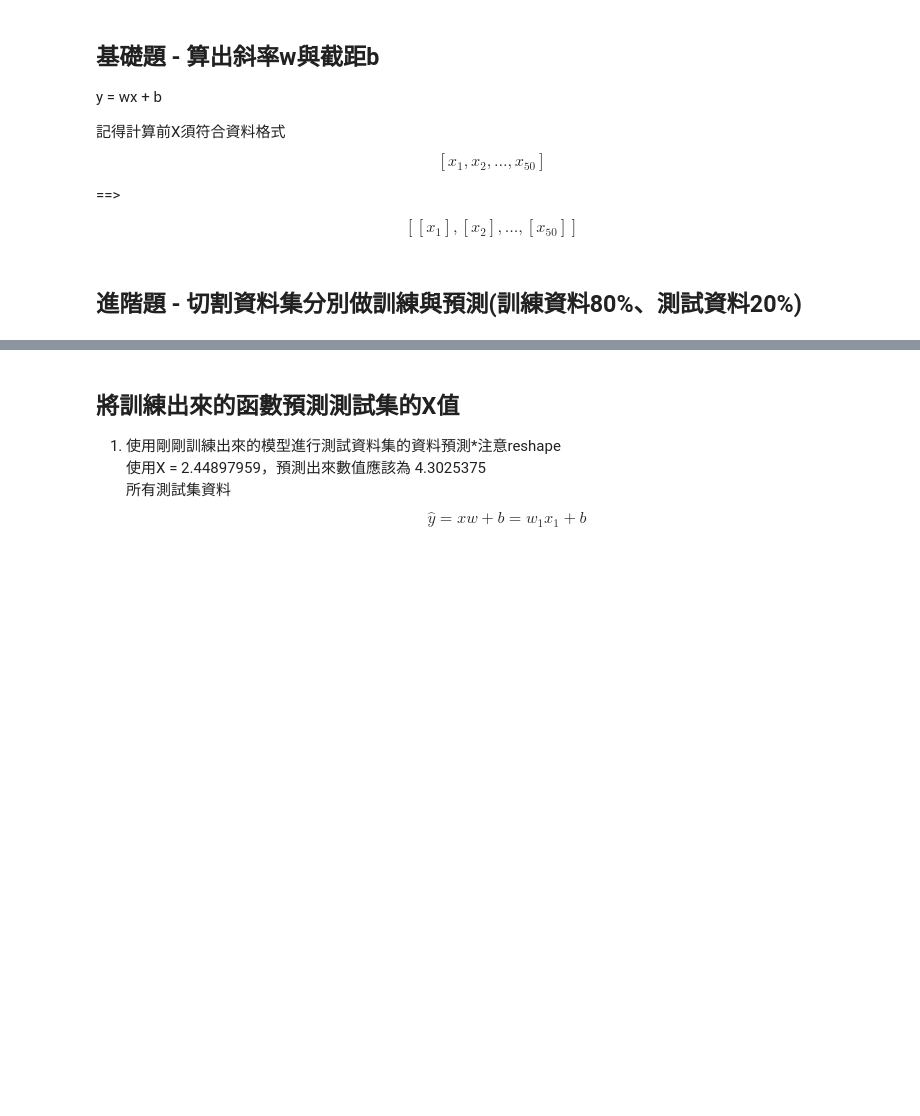
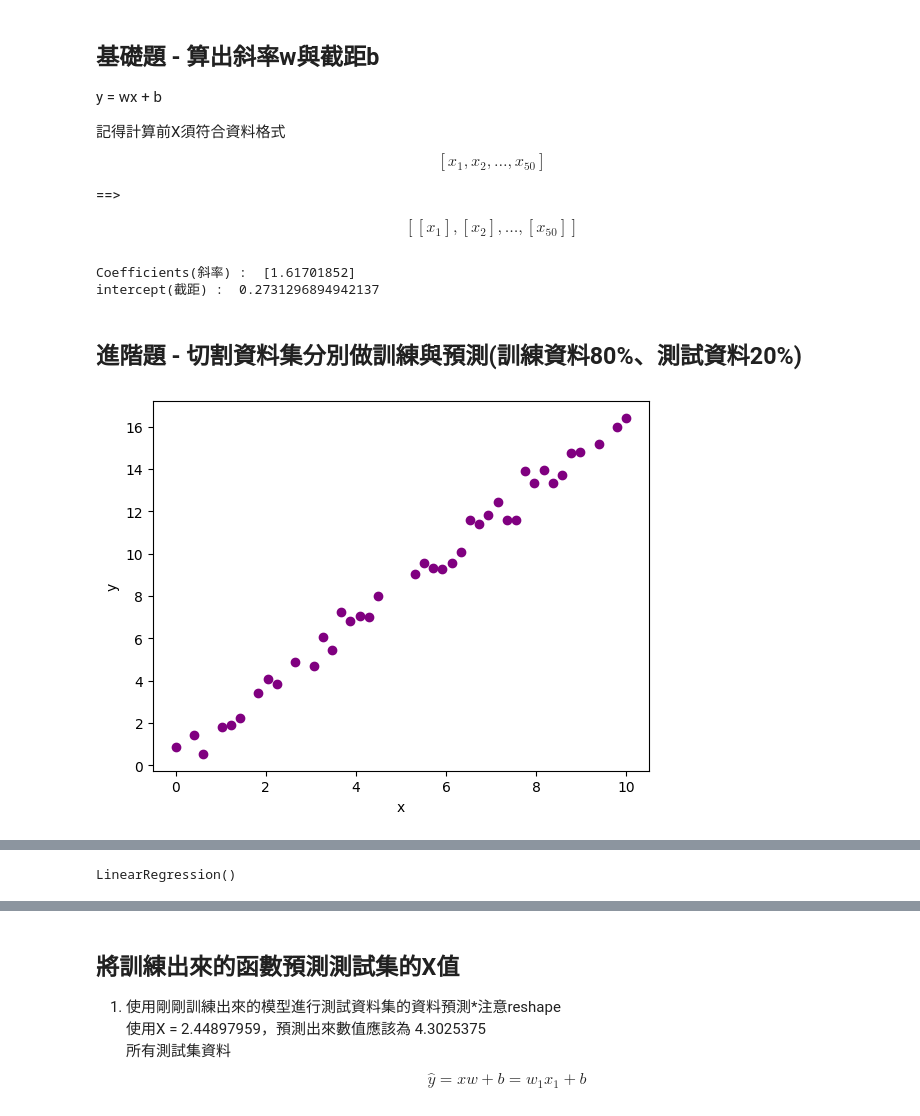
Before and after one commit to NydiaYeh/IMLP433, a Jupyter notebook: Linear Regression_HW.ipynb, the cells around one changed output, grey strips where cells are left out. Cells and saved outputs as stored; diff of their text form; code cells hidden in the pictures; blank space fills up the shorter version.

```diff
--- a/Linear Regression_HW.ipynb
+++ b/Linear Regression_HW.ipynb
@@ -43,3 +37,23 @@ y = np.array([ 0.85848224, -0.10657947,  1.42771901,  0.53554778,  1.20216826,
+# %%
+
+import numpy as np
+from sklearn.linear_model import LinearRegression
+
+# 轉換x的格式 1D -> 2D
+x = x.reshape(-1,1)
+
+# 將模型工具指派給一變數做使用
+regr = LinearRegression()
+
+# 將x,y資料導入LinearRegression演算法做訓練
+regr.fit(x,y)
+
+# 列印出訓練完成之函數的斜率與截距
+print('Coefficients(斜率) : ', regr.coef_)
+print('intercept(截距) : ', regr.intercept_)
+# %% [output]
+Coefficients(斜率) :  [1.61701852]
+intercept(截距) :  0.2731296894942137
 # %% [markdown]
 ## 進階題 - 切割資料集分別做訓練與預測(訓練資料80%、測試資料20%)
 # %%
@@ -67,39 +81,28 @@ y = np.array([ 0.85848224, -0.10657947,  1.42771901,  0.53554778,  1.20216826,
        12.45642786, 11.58403954, 11.60186428, 13.88486667, 13.35550112,
        13.93938726, 13.31678277, 13.69551472, 14.76548676, 14.81731598,
        14.9659187 , 15.19213921, 15.28195017, 15.97997265, 16.41258817])
-# %%
-
-
-
-
-#匯入在sklearn.model_selection套件裡面的train_test_split模組
-#切割數據集(訓練資料80%、測試資料20%，設定random_state=20)
-#畫出訓練資料集的matplotlib圖形m
-x = np.linspace(0, 5, 50)
-y = 1.2*x + 0.8 + 0.6*np.random.randn(50)
-x_train, x_test, y_train, y_test = train_test_split(x, y, test_size=0.2, random_state=20)
-print(x_train)
-
-
-
-
-# prompt: #匯入在sklearn.linear_model套件裡面的LinearRegression模型
-import matplotlib.pyplot as plt
-
-#匯入在sklearn.model_selection套件裡面的train_test_split模組
-from sklearn.model_selection import train_test_split
-
-#切割數據集(訓練資料80%、測試資料20%，設定random_state=20)
-x_train, x_test, y_train, y_test = train_test_split(x, y, test_size=0.2, random_state=20)
-x = np.linspace(0, 5, 50)
-y = 1.2*x + 0.8 + 0.6*np.random.randn(50)
-#畫出訓練資料集的matplotlib圖形m
-
-x_train, x_test, y_train, y_test = train_test_split(x, y, test_size=0.2, random_state=20)
-print(x_train)
+# %%
+
+import matplotlib.pyplot as plt
+from sklearn.model_selection import train_test_split
+# 切割數據集(訓練資料80%、測試資料20%，設定random_state=20)犧牲
+x_train, x_test, y_train, y_test = train_test_split(x, y, test_size=0.2, random_state=20)
+
+# 畫出訓練資料集的 matplotlib 圖形
+plt.scatter(x_train, y_train, color='purple')
+plt.xlabel('x')
+plt.ylabel('y')
+plt.show()
+# %% [output]
+[figure, added]
 # %% [markdown]
 ## 用訓練資料來 fit 函數
 1. 只用訓練資料集的資料進行linear regression演算法<br>
 2. 並計算出訓練階段的MSE
 3. 畫出目標點(藍色)與預測點(紅色)的對應圖
 ![](images/LR_train.PNG)
+# %%
+regr=LinearRegression()
+regr.fit(x_train.reshape(-1,1),y_train)
+# %% [output]
+LinearRegression()
```
Also changed, not shown: parts of 6 cells of this notebook.
